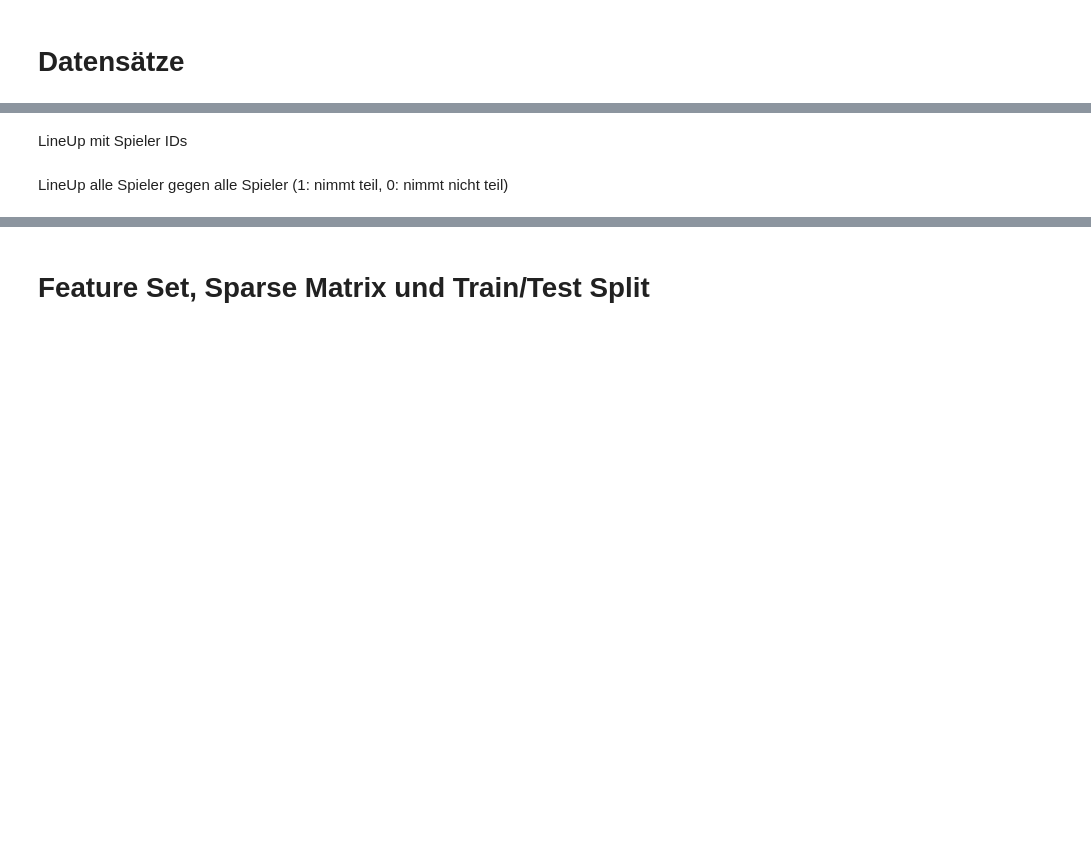
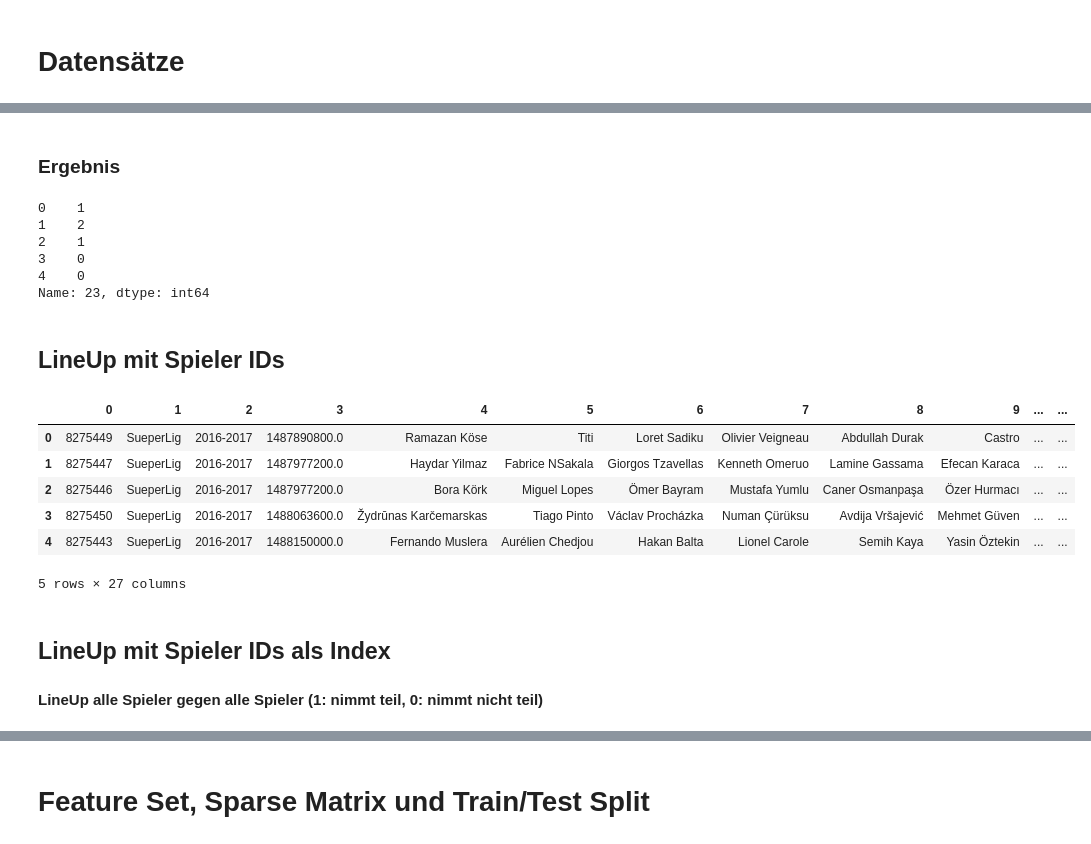
Before and after one commit to nobYsDarling/appliedDataScienceAndMachineLearning, a Jupyter notebook: FIFAWM2018Prediction.ipynb, the cells around one changed output, grey strips where cells are left out. Cells and saved outputs as stored; diff of their text form; code cells hidden in the pictures; blank space fills up the shorter version.

```diff
--- a/FIFAWM2018Prediction.ipynb
+++ b/FIFAWM2018Prediction.ipynb
@@ -32,2 +117,11 @@ fifa_names = pd.read_csv("data/data_names.csv", encoding='utf8', index_col=None,
+# %% [markdown]
+### Ergebnis
 # %%
-fifa_names.head()
+fifa_names.loc[:,23].head()
+# %% [output]
+0    1
+1    2
+2    1
+3    0
+4    0
+Name: 23, dtype: int64
@@ -42,4 +128,14 @@ fifa_names.loc[:,23]
 # %% [markdown]
-LineUp mit Spieler IDs
+## LineUp mit Spieler IDs
 # %%
+types = {k: np.string_ for k in range(25)}
 fifa_simple = pd.read_csv("data/data_simple_train.csv", encoding='utf8', dtype=types, index_col=None, header=None)
+fifa_simple.head()
+# %% [output]
+|  | 0 | 1 | 2 | 3 | 4 | 5 | 6 | 7 | 8 | 9 | ... | ... |
+| 0 | 8275449 | SueperLig | 2016-2017 | 1487890800.0 | Ramazan Köse | Titi | Loret Sadiku | Olivier Veigneau | Abdullah Durak | Castro | ... | ... |
+| 1 | 8275447 | SueperLig | 2016-2017 | 1487977200.0 | Haydar Yilmaz | Fabrice NSakala | Giorgos Tzavellas | Kenneth Omeruo | Lamine Gassama | Efecan Karaca | ... | ... |
+| 2 | 8275446 | SueperLig | 2016-2017 | 1487977200.0 | Bora Körk | Miguel Lopes | Ömer Bayram | Mustafa Yumlu | Caner Osmanpaşa | Özer Hurmacı | ... | ... |
+| 3 | 8275450 | SueperLig | 2016-2017 | 1488063600.0 | Žydrūnas Karčemarskas | Tiago Pinto | Václav Procházka | Numan Çürüksu | Avdija Vršajević | Mehmet Güven | ... | ... |
+| 4 | 8275443 | SueperLig | 2016-2017 | 1488150000.0 | Fernando Muslera | Aurélien Chedjou | Hakan Balta | Lionel Carole | Semih Kaya | Yasin Öztekin | ... | ... |
+5 rows × 27 columns
@@ -48,3 +142,5 @@ fifa_simple.head()
 # %% [markdown]
-LineUp alle Spieler gegen alle Spieler (1: nimmt teil, 0: nimmt nicht teil)
+## LineUp mit Spieler IDs als Index
+
+#### LineUp alle Spieler gegen alle Spieler (1: nimmt teil, 0: nimmt nicht teil)
 # %%
```
Also changed, not shown: parts of 58 cells of this notebook, 8 other files.
